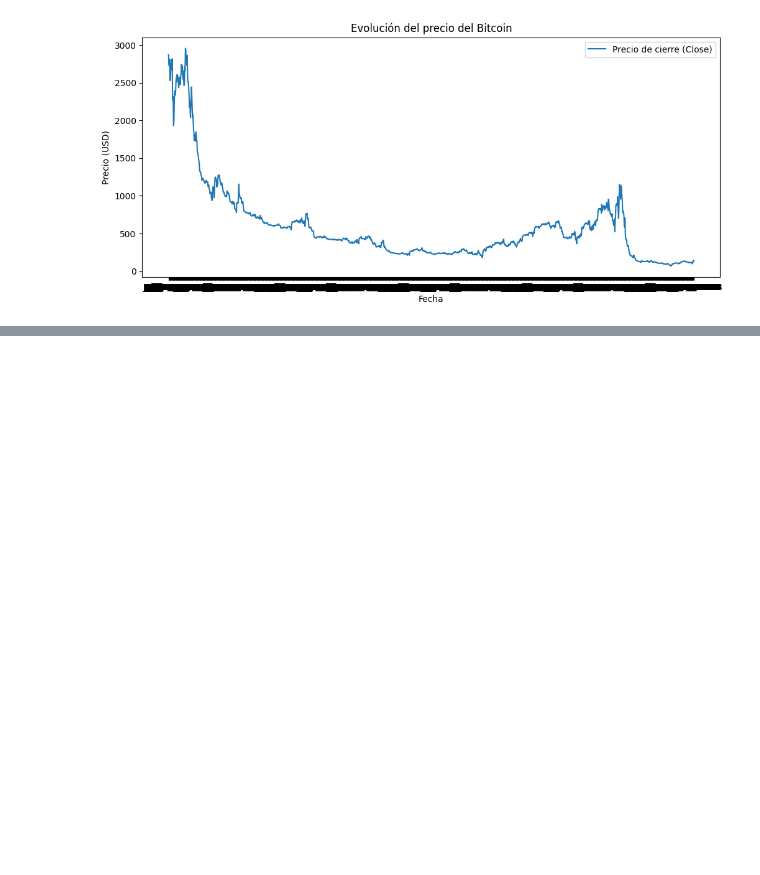
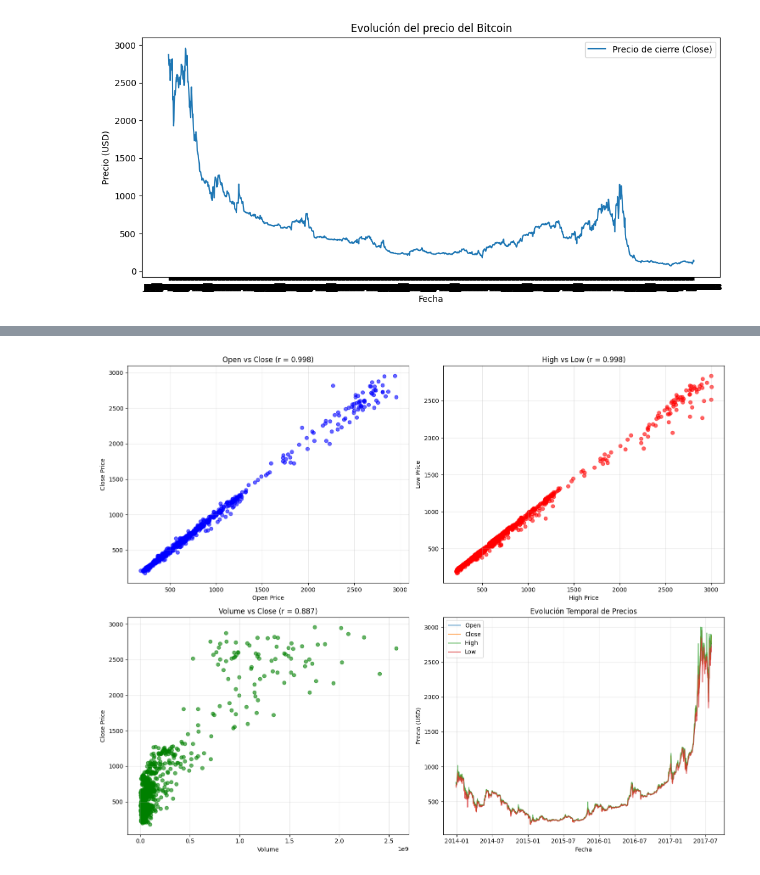
Before and after one commit to rooseveltalej/Mariantonieta-IA2, a Jupyter notebook: notebooks/bitcoin_notebook.ipynb, the cells around one changed output, grey strips where cells are left out. Saved outputs shown, nothing was run; the diff lists cells and outputs as text; code cells hidden in the pictures; blank space fills up the shorter version.

```diff
--- a/notebooks/bitcoin_notebook.ipynb
+++ b/notebooks/bitcoin_notebook.ipynb
@@ -58,0 +333,79 @@ Veamos este gráfico de la tendecia del precio del bitcoin. Se puede apreciar qu
+# %%
+# Análisis detallado de multicolinealidad
+from sklearn.feature_selection import VarianceThreshold
+from sklearn.decomposition import PCA
+
+print("Análisis detallado de multicolinealidad:")
+print("="*60)
+
+# 1. Visualizar dispersión entre variables altamente correlacionadas
+fig, axes = plt.subplots(2, 2, figsize=(15, 12))
+
+# Open vs Close
+axes[0,0].scatter(df['Open'], df['Close'], alpha=0.6, color='blue')
+axes[0,0].set_xlabel('Open Price')
+axes[0,0].set_ylabel('Close Price')
+axes[0,0].set_title(f'Open vs Close (r = {correlation_matrix.loc["Open", "Close"]:.3f})')
+axes[0,0].grid(True, alpha=0.3)
+
+# High vs Low
+axes[0,1].scatter(df['High'], df['Low'], alpha=0.6, color='red')
+axes[0,1].set_xlabel('High Price')
+axes[0,1].set_ylabel('Low Price')
+axes[0,1].set_title(f'High vs Low (r = {correlation_matrix.loc["High", "Low"]:.3f})')
+axes[0,1].grid(True, alpha=0.3)
+
+# Volume vs Close
+axes[1,0].scatter(df['Volume'], df['Close'], alpha=0.6, color='green')
+axes[1,0].set_xlabel('Volume')
+axes[1,0].set_ylabel('Close Price')
+axes[1,0].set_title(f'Volume vs Close (r = {correlation_matrix.loc["Volume", "Close"]:.3f})')
+axes[1,0].grid(True, alpha=0.3)
+
+# Evolución temporal de precios
+axes[1,1].plot(df['Date'], df['Open'], label='Open', alpha=0.7)
+axes[1,1].plot(df['Date'], df['Close'], label='Close', alpha=0.7)
+axes[1,1].plot(df['Date'], df['High'], label='High', alpha=0.7)
+axes[1,1].plot(df['Date'], df['Low'], label='Low', alpha=0.7)
+axes[1,1].set_xlabel('Fecha')
+axes[1,1].set_ylabel('Precio (USD)')
+axes[1,1].set_title('Evolución Temporal de Precios')
+axes[1,1].legend()
+axes[1,1].grid(True, alpha=0.3)
+
+plt.tight_layout()
+plt.show()
+
+# 2. Calcular Factor de Inflación de Varianza (VIF) simplificado
+def calculate_vif_simple(data, features):
+    """Calcula VIF simplificado para identificar multicolinealidad"""
+    vif_data = pd.DataFrame()
+    vif_data["Feature"] = features
+
+    # Para cada característica, calcular R² con las demás
+    vif_values = []
+    for feature in features:
+        # Crear variables dummy para evitar VIF infinito
+        other_features = [f for f in features if f != feature]
+        if len(other_features) > 0:
+            corr_with_others = correlation_matrix.loc[feature, other_features].abs().max()
+            # VIF aproximado = 1 / (1 - R²_max)
+            vif_approx = 1 / (1 - corr_with_others**2) if corr_with_others < 0.99999 else float('inf')
+            vif_values.append(vif_approx)
+        else:
+            vif_values.append(1.0)
+
+    vif_data["VIF"] = vif_values
+    return vif_data.sort_values('VIF', ascending=False)
+
+price_features = ['Open', 'High', 'Low', 'Close', 'Volume']
+vif_results = calculate_vif_simple(df, price_features)
+
+print("Factor de Inflación de Varianza (VIF aproximado):")
+print("   (VIF > 10 indica multicolinealidad alta)")
+print(vif_results.to_string(index=False))
+
+
+# 4. Crear un subset de características menos correlacionadas para comparar
+recommended_features = ['Close', 'Volume']  # Características base menos correlacionadas
+# %% [output]
@@ -58,0 +414 @@ Veamos este gráfico de la tendecia del precio del bitcoin. Se puede apreciar qu
+[figure, added]
```
Also changed, not shown: parts of 29 cells of this notebook.
